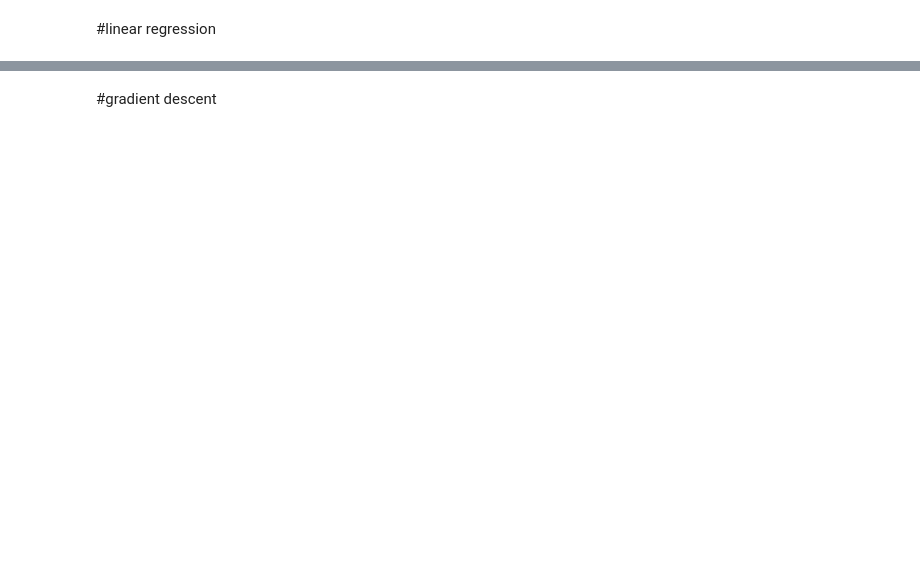
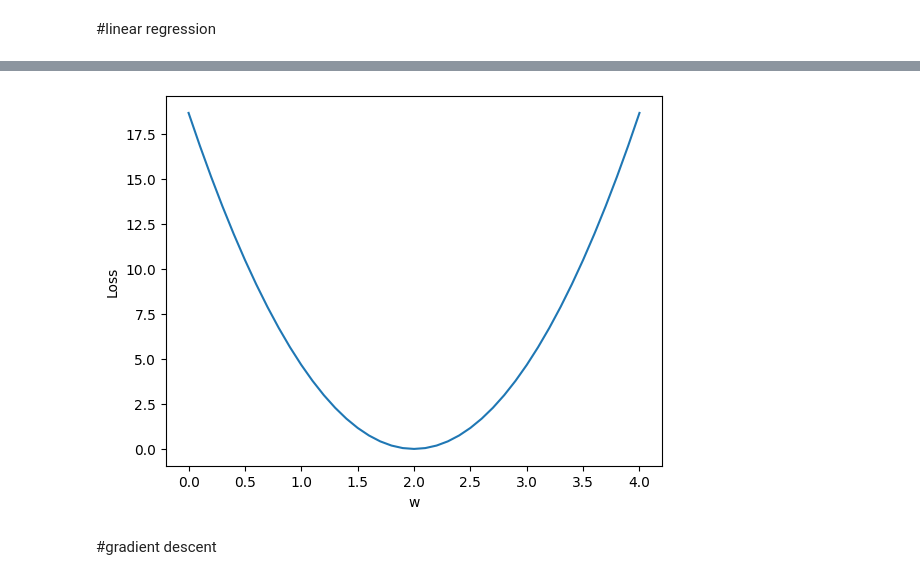
Before and after one commit to han-15/deepLearning, a Jupyter notebook: test.ipynb, the cells around one changed output, grey strips where cells are left out. Saved outputs shown, nothing was run; the diff lists cells and outputs as text; code cells hidden in the pictures; blank space fills up the shorter version.

```diff
--- a/test.ipynb
+++ b/test.ipynb
@@ -29,11 +46,11 @@ for w in np.arange(0.0,4.1,0.1):
 # %%
-'''
 
 plt.plot(w_list,mse_list)
 plt.ylabel('Loss')
 plt.xlabel('w')
 plt.show()
-'''
+# %% [output]
+[figure, added]
 # %% [markdown]
 #gradient descent
 # %%
```
Also changed, not shown: parts of 7 cells of this notebook.
